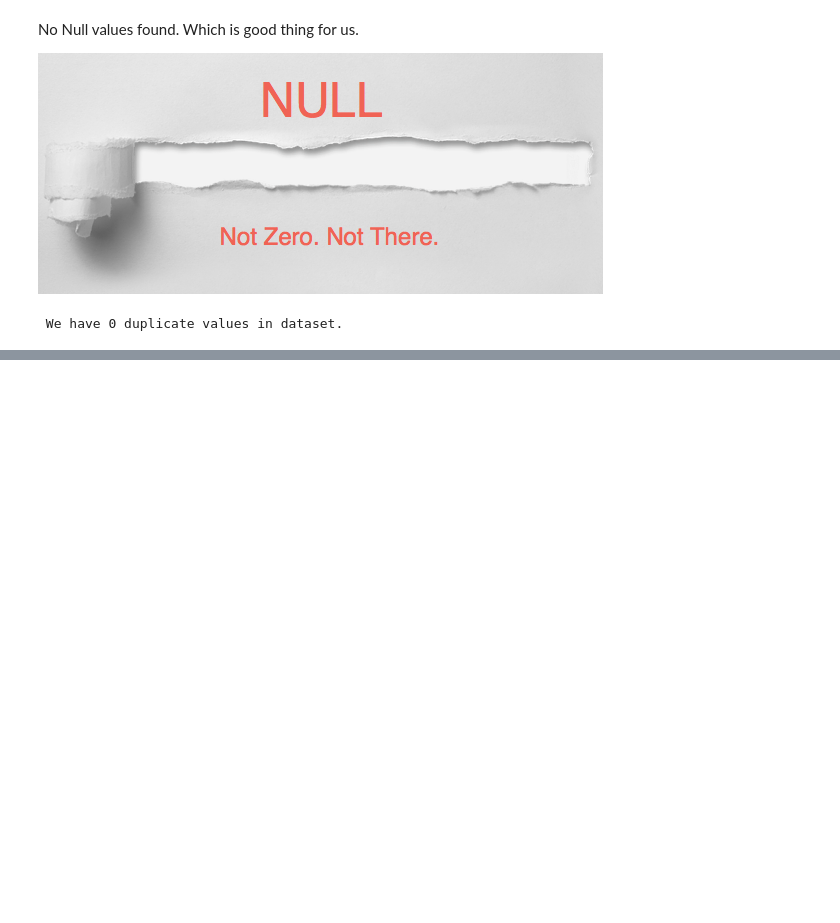
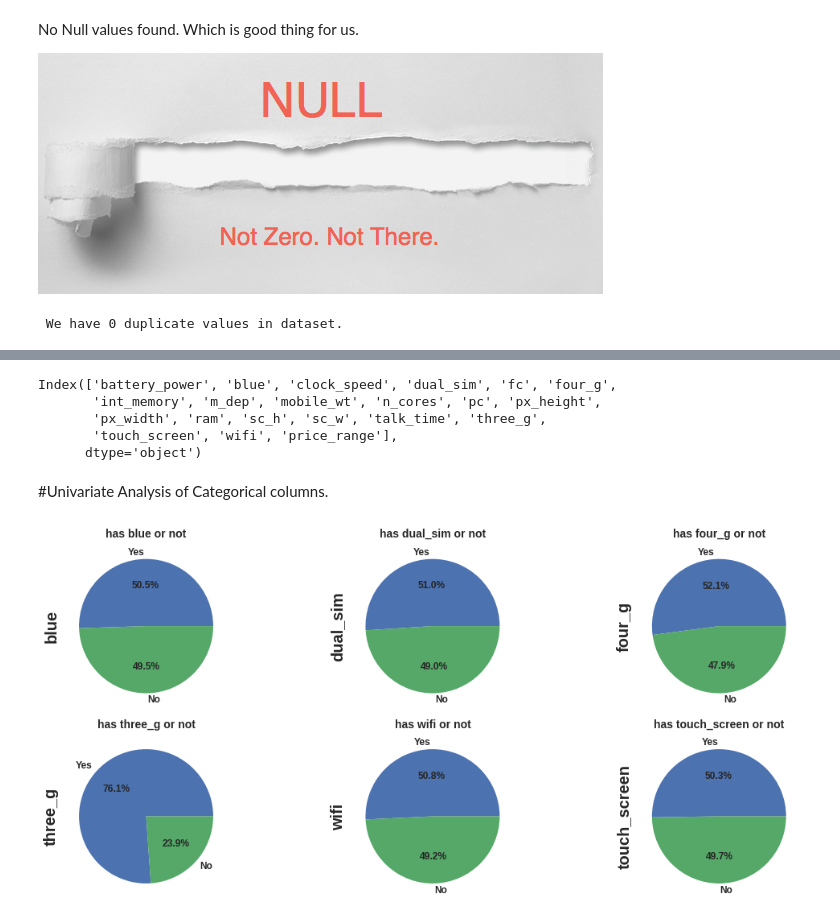
Before and after one commit to ask-kawade/Mobile-Price-Range-Prediction--Classification-Problem, a Jupyter notebook: Mobile_Price_Range_Prediction.ipynb, the cells around one changed output, grey strips where cells are left out. Saved outputs shown, nothing was run; the diff lists cells and outputs as text; code cells hidden in the pictures; blank space fills up the shorter version.

```diff
--- a/Mobile_Price_Range_Prediction.ipynb
+++ b/Mobile_Price_Range_Prediction.ipynb
@@ -153,0 +243,26 @@ print(f' We have {mobile_data.duplicated().sum()} duplicate values in dataset.')
+# %%
+mobile_data.columns
+# %% [output]
+Index(['battery_power', 'blue', 'clock_speed', 'dual_sim', 'fc', 'four_g',
+       'int_memory', 'm_dep', 'mobile_wt', 'n_cores', 'pc', 'px_height',
+       'px_width', 'ram', 'sc_h', 'sc_w', 'talk_time', 'three_g',
+       'touch_screen', 'wifi', 'price_range'],
+      dtype='object')
+# %% [markdown]
+#Univariate Analysis of Categorical columns.
+# %%
+plt.figure(figsize=(15,10))
+
+rows=3
+col=3
+count=1
+var_list=['blue','dual_sim','four_g','three_g','wifi','touch_screen']
+labels=['Yes','No']
+for var in var_list:
+  plt.subplot(rows,col,count)
+  mobile_data[var].value_counts().plot.pie(autopct='%1.1f%%',fontsize=12,labels=labels)
+  plt.title(f'has {var} or not',fontsize=14)
+  plt.tight_layout()
+  count=count+1
+# %% [output]
+[figure, added]
```
Also changed, not shown: parts of 48 cells of this notebook.
